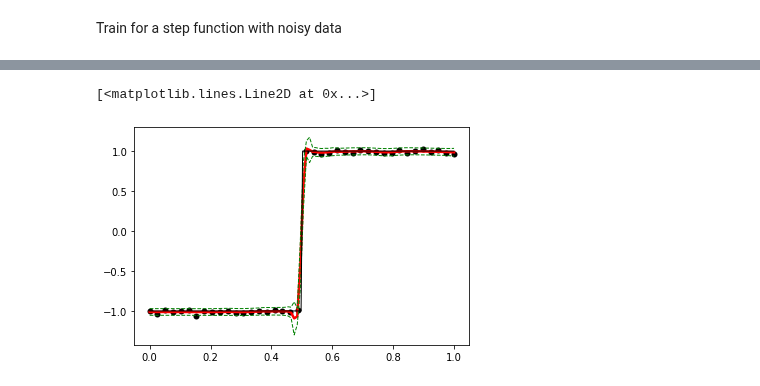
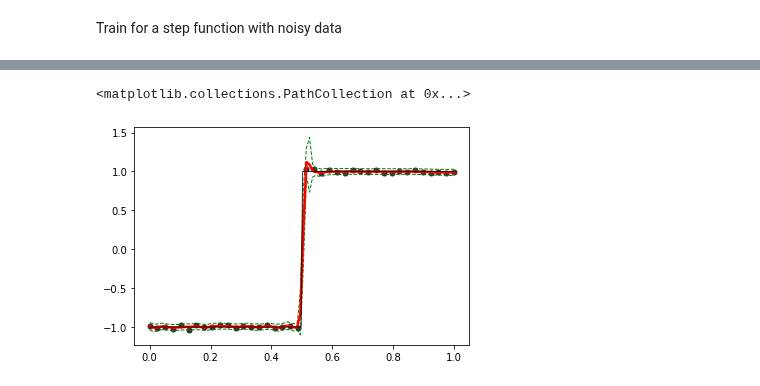
Before and after one commit to mingdeyu/DGP, a Jupyter notebook: synthetic_examples/step_fct.ipynb, the cells around one changed output, grey strips where cells are left out. Drawn from its saved outputs; the diff is of its cells as text; code cells hidden in the pictures.

```diff
--- a/synthetic_examples/step_fct.ipynb
+++ b/synthetic_examples/step_fct.ipynb
@@ -66,8 +66,8 @@ plt.scatter(X,Y,color='r')
 # %%
 #Construct a three-layered DGP structure and allow nugget estimation with Matern2.5 kernel
-layer1=[kernel(length=np.array([1.]),name='matern2.5')]
-layer2=[kernel(length=np.array([1.]),name='matern2.5')]
-layer3=[kernel(length=np.array([1.]),name='matern2.5', nugget_est=1, scale_est=1)]
+layer1=[kernel(length=np.array([0.5]),name='matern2.5')]
+layer2=[kernel(length=np.array([0.5]),name='matern2.5')]
+layer3=[kernel(length=np.array([0.5]),name='matern2.5', nugget_est=1, scale_est=1)]
 all_layer=combine(layer1,layer2,layer3)
 m=dgp(X,[Y],all_layer)
 # %%
@@ -84,13 +84,13 @@ mu,var=emu.predict(z, N=50, method='mean_var')
 # %%
 #Draw the predictions
 s=np.sqrt(var.T)
 u=mu.T+2*s
 l=mu.T-2*s
-plt.scatter(X,Y,color='black',lw=0.01)
-p=plt.plot(z,mu.T,color='r',alpha=1,lw=2.5)
 p1=plt.plot(z,u,'--',color='g',lw=1)
 p1=plt.plot(z,l,'--',color='g',lw=1)
-plt.plot(Xt,Yt,color='black',lw=1)
+p=plt.plot(z,mu.T,color='r',alpha=1,lw=2.5)
+plt.plot(Xt,Yt,color='black',lw=1,alpha=0.8)
+plt.scatter(X,Y,color='black',lw=0.02,alpha=0.8)
 # %% [output]
-[<matplotlib.lines.Line2D at 0x...>]
+<matplotlib.collections.PathCollection at 0x...>
-[figure, old version]
+[figure, new version]
```
Also changed, not shown: parts of 2 cells of this notebook, 6 other files.
